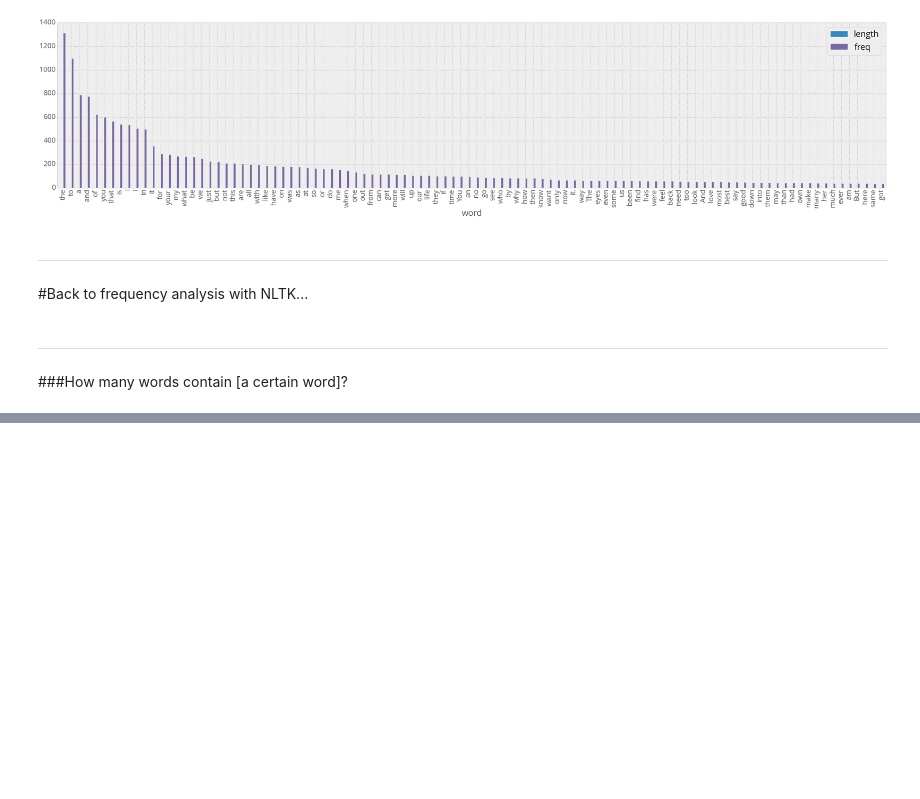
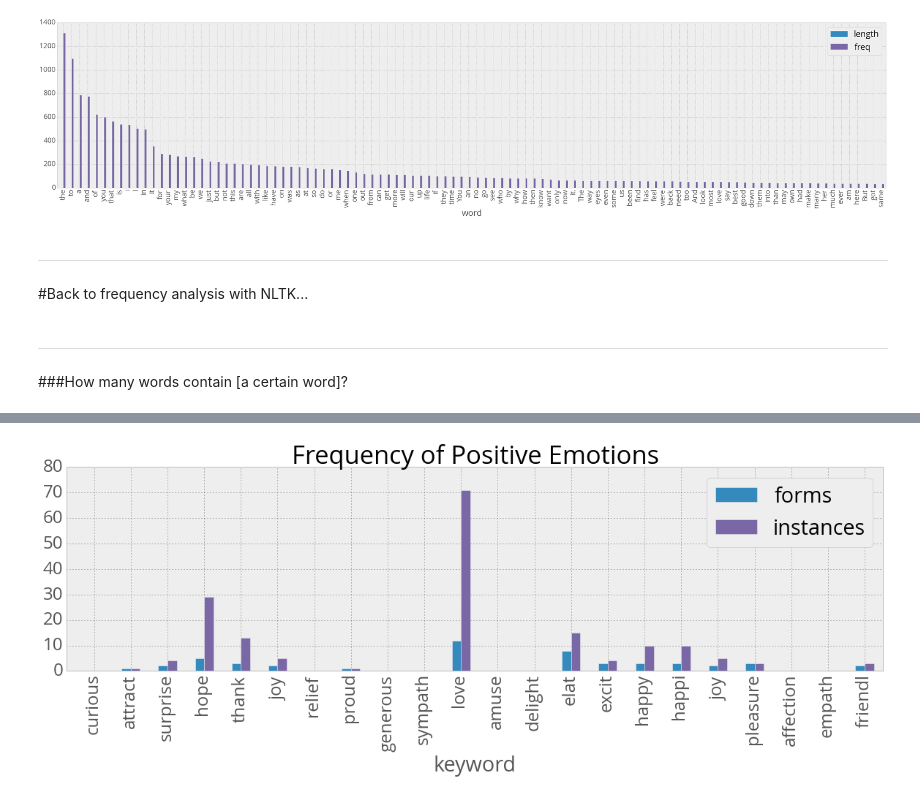
Before and after one commit to c-trl/nlp-with-xanga-entries, a Jupyter notebook: requests.ipynb, the cells around one changed output, grey strips where cells are left out. Drawn from its saved outputs; the diff is of its cells as text; code cells hidden in the pictures; blank space fills up the shorter version.

```diff
--- a/requests.ipynb
+++ b/requests.ipynb
@@ -759,0 +976,4 @@ howmanyhave('being', alpha)
+# %%
+hasword_plotter(positive_emotions, alpha, 'Frequency of Positive Emotions')
+# %% [output]
+[figure, added]
```
Also changed, not shown: parts of 71 cells of this notebook.
